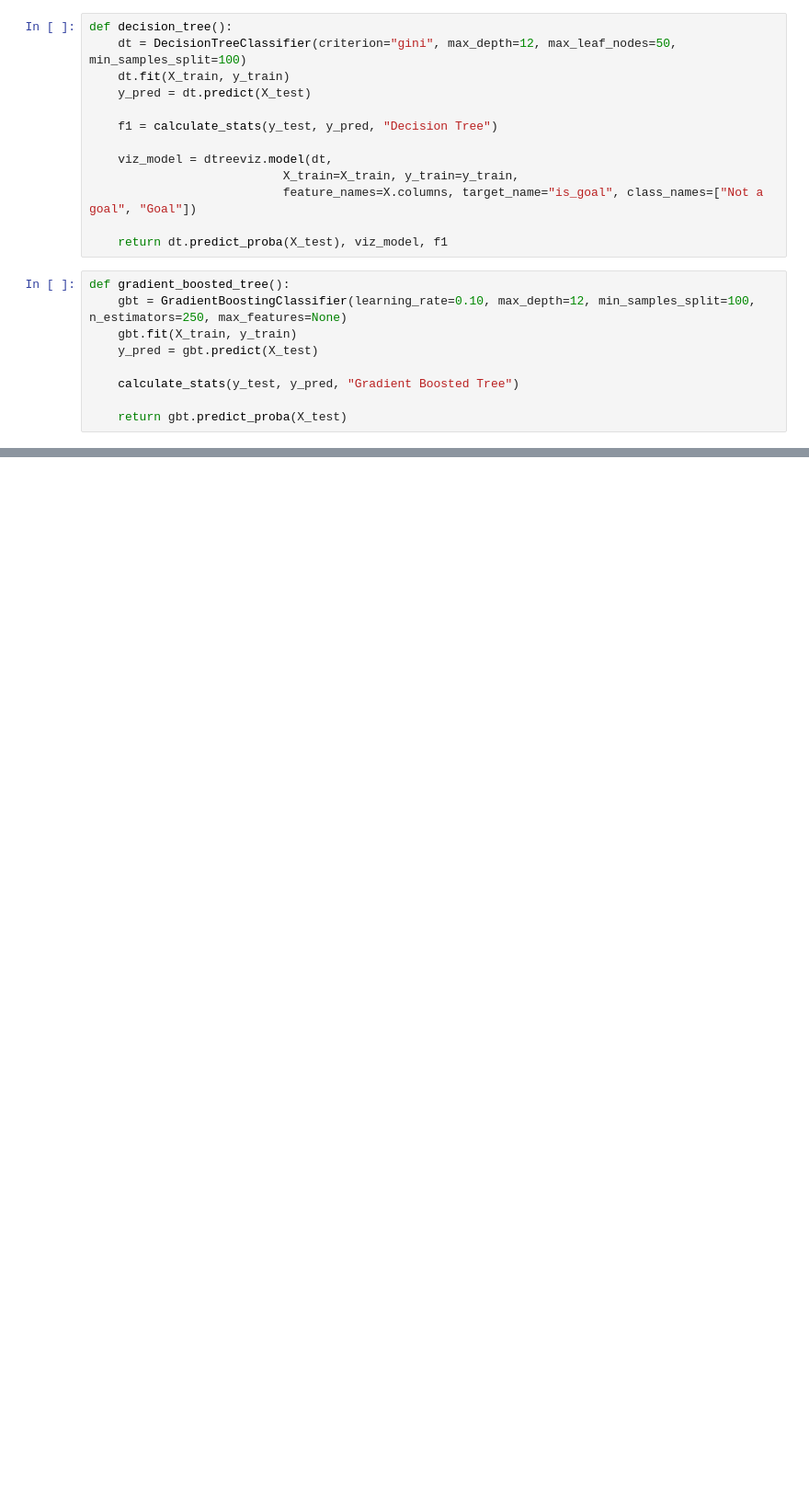
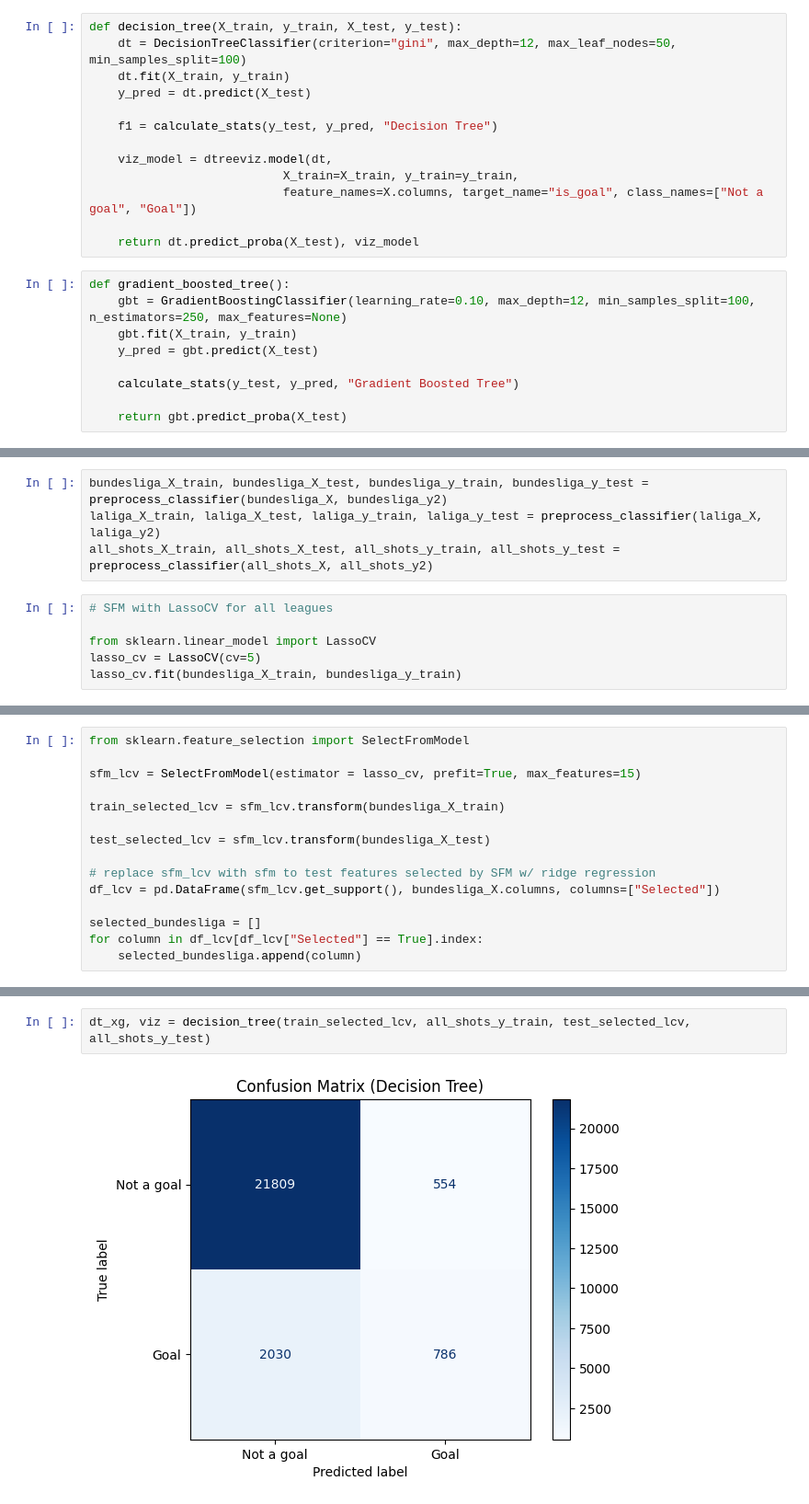
Before and after one commit to kkkarnav/BetterxG, a Jupyter notebook: 6_feature_selection.ipynb, the cells around one changed output, grey strips where cells are left out. Shown at 92% size. Saved outputs shown, nothing was run; the diff lists cells and outputs as text; blank space fills up the shorter version.

```diff
--- a/6_feature_selection.ipynb
+++ b/6_feature_selection.ipynb
@@ -263,7 +114,7 @@ def logistic_regression():
 
     return logistic_r.predict_proba(X_test), f1
 # %%
-def decision_tree():
+def decision_tree(X_train, y_train, X_test, y_test):
     dt = DecisionTreeClassifier(criterion="gini", max_depth=12, max_leaf_nodes=50, min_samples_split=100)
     dt.fit(X_train, y_train)
     y_pred = dt.predict(X_test)
@@ -274,7 +125,7 @@ def decision_tree():
                            X_train=X_train, y_train=y_train,
                            feature_names=X.columns, target_name="is_goal", class_names=["Not a goal", "Goal"])
 
-    return dt.predict_proba(X_test), viz_model, f1
+    return dt.predict_proba(X_test), viz_model
 # %%
 def gradient_boosted_tree():
     gbt = GradientBoostingClassifier(learning_rate=0.10, max_depth=12, min_samples_split=100, n_estimators=250, max_features=None)
@@ -336,0 +149,10 @@ F1: 0.3882661578821846
+# %%
+bundesliga_X_train, bundesliga_X_test, bundesliga_y_train, bundesliga_y_test = preprocess_classifier(bundesliga_X, bundesliga_y2)
+laliga_X_train, laliga_X_test, laliga_y_train, laliga_y_test = preprocess_classifier(laliga_X, laliga_y2)
+all_shots_X_train, all_shots_X_test, all_shots_y_train, all_shots_y_test = preprocess_classifier(all_shots_X, all_shots_y2)
+# %%
+# SFM with LassoCV for all leagues
+
+from sklearn.linear_model import LassoCV
+lasso_cv = LassoCV(cv=5)
+lasso_cv.fit(bundesliga_X_train, bundesliga_y_train)
@@ -336,0 +182,15 @@ F1: 0.3882661578821846
+# %%
+from sklearn.feature_selection import SelectFromModel
+
+sfm_lcv = SelectFromModel(estimator = lasso_cv, prefit=True, max_features=15)
+
+train_selected_lcv = sfm_lcv.transform(bundesliga_X_train)
+
+test_selected_lcv = sfm_lcv.transform(bundesliga_X_test)
+
+# replace sfm_lcv with sfm to test features selected by SFM w/ ridge regression
+df_lcv = pd.DataFrame(sfm_lcv.get_support(), bundesliga_X.columns, columns=["Selected"])
+
+selected_bundesliga = []
+for column in df_lcv[df_lcv["Selected"] == True].index:
+    selected_bundesliga.append(column)
@@ -336,0 +233,4 @@ F1: 0.3882661578821846
+# %%
+dt_xg, viz = decision_tree(train_selected_lcv, all_shots_y_train, test_selected_lcv, all_shots_y_test)
+# %% [output]
+[figure, added]
```
Also changed, not shown: parts of 33 cells of this notebook.
